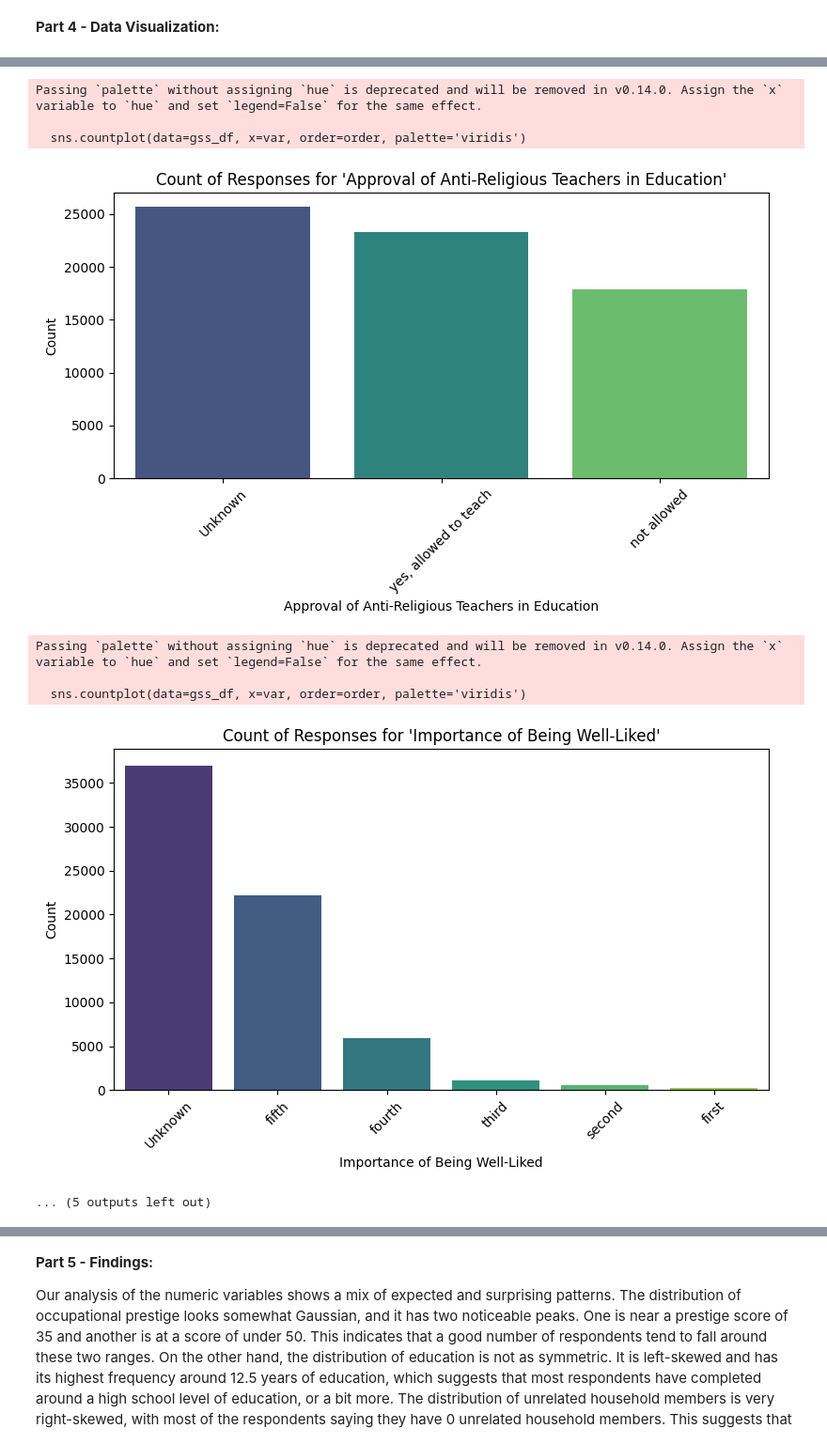
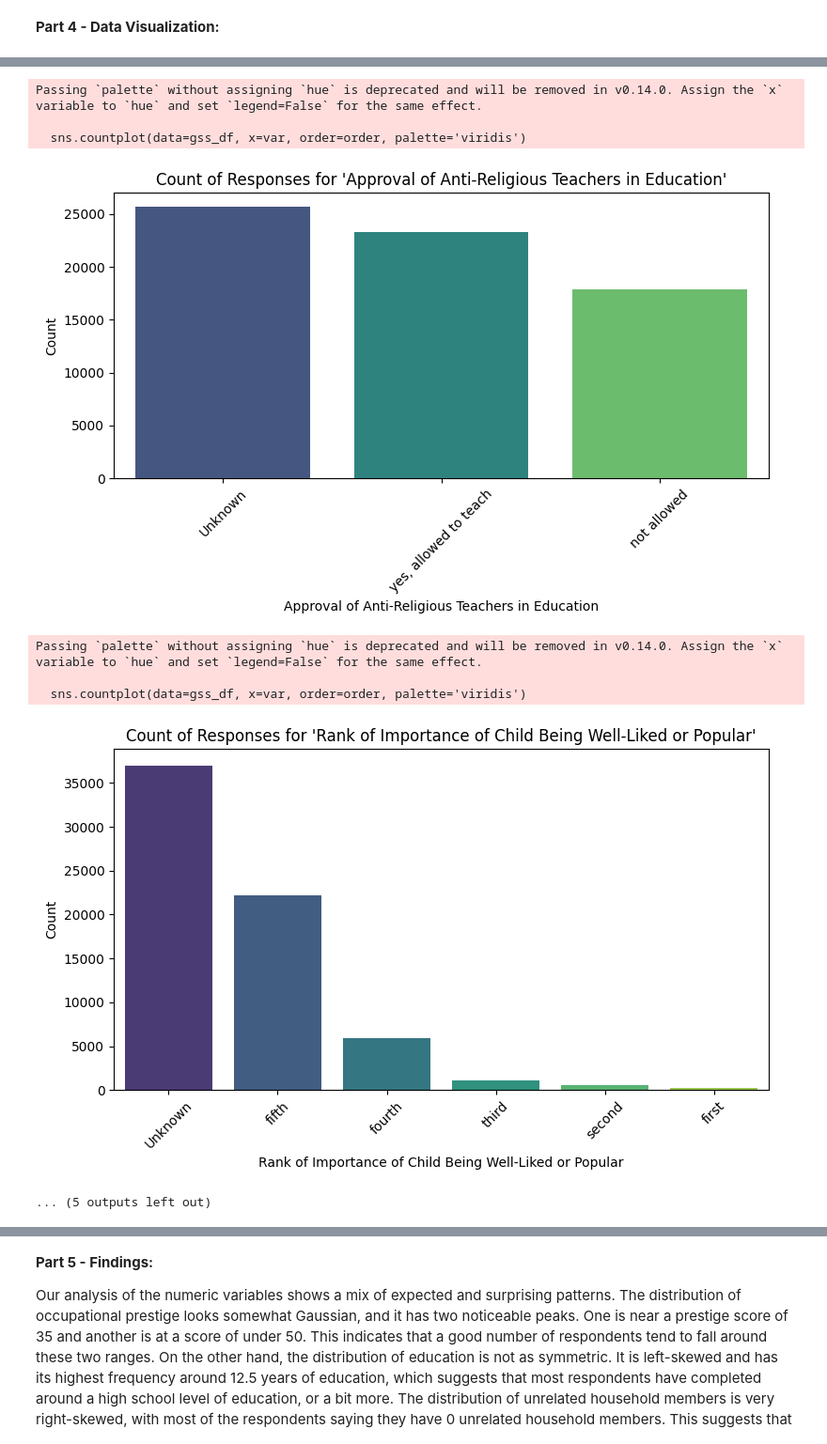
Before and after one commit to dahalnirusma/EDA, a Jupyter notebook: lab/gss.ipynb, the cells around one changed output, grey strips where cells are left out. Shown: that part at 94% size. Cells and saved outputs as stored; diff of their text form; code cells hidden in the pictures.

```diff
--- a/lab/gss.ipynb
+++ b/lab/gss.ipynb
@@ -153,7 +168,7 @@ plot_titles = {
     'race': "Respondent's Race",
     'mawrkgrw': "Mother's Employment Status When Respondent Was 16",
     'colath': "Approval of Anti-Religious Teachers in Education",
-    'popular': "Rank of Importance of Being Well-Liked",
+    'popular': "Rank of Importance of Child Being Well-Liked or Popular",
     'divlaw': "Attitudes Toward Divorce Laws",
     'letdie1': "Support for Allowing Incurable Patients to Die"
 }
@@ -181,32 +196,32 @@ plt.title("Correlation Heatmap of Numeric Variables")
 plt.show()
 # %% [output]
 Numeric Summary:
            prestg10          educ       unrelat
 count  66960.000000  66960.000000  66960.000000
 mean      43.298327     13.157616      0.099298
 std       13.082343      3.145397      0.431768
 min       16.000000      0.000000      0.000000
 25%       33.000000     12.000000      0.000000
 50%       43.000000     13.000000      0.000000
 75%       50.000000     16.000000      0.000000
 max       80.000000     20.000000      8.000000
 [figure]
 [figure]
 [figure]
 Passing `palette` without assigning `hue` is deprecated and will be removed in v0.14.0. Assign the `x` variable to `hue` and set `legend=False` for the same effect.
 
   sns.countplot(data=gss_df, x=var, order=order, palette='viridis')
 [figure]
 Passing `palette` without assigning `hue` is deprecated and will be removed in v0.14.0. Assign the `x` variable to `hue` and set `legend=False` for the same effect.
 
   sns.countplot(data=gss_df, x=var, order=order, palette='viridis')
 [figure]
 Passing `palette` without assigning `hue` is deprecated and will be removed in v0.14.0. Assign the `x` variable to `hue` and set `legend=False` for the same effect.
 
   sns.countplot(data=gss_df, x=var, order=order, palette='viridis')
 [figure]
 Passing `palette` without assigning `hue` is deprecated and will be removed in v0.14.0. Assign the `x` variable to `hue` and set `legend=False` for the same effect.
 
   sns.countplot(data=gss_df, x=var, order=order, palette='viridis')
-[figure, old version]
+[figure, new version]
 ... (5 outputs left out)
```
Also changed, not shown: parts of 4 cells of this notebook.
